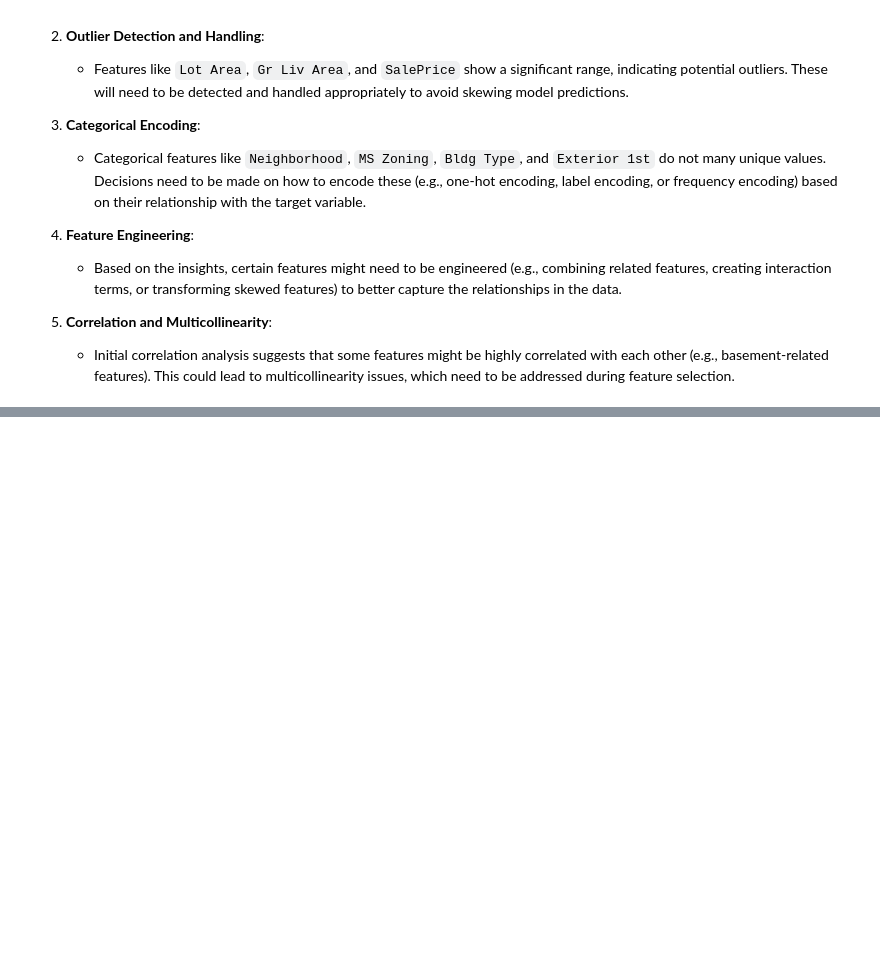
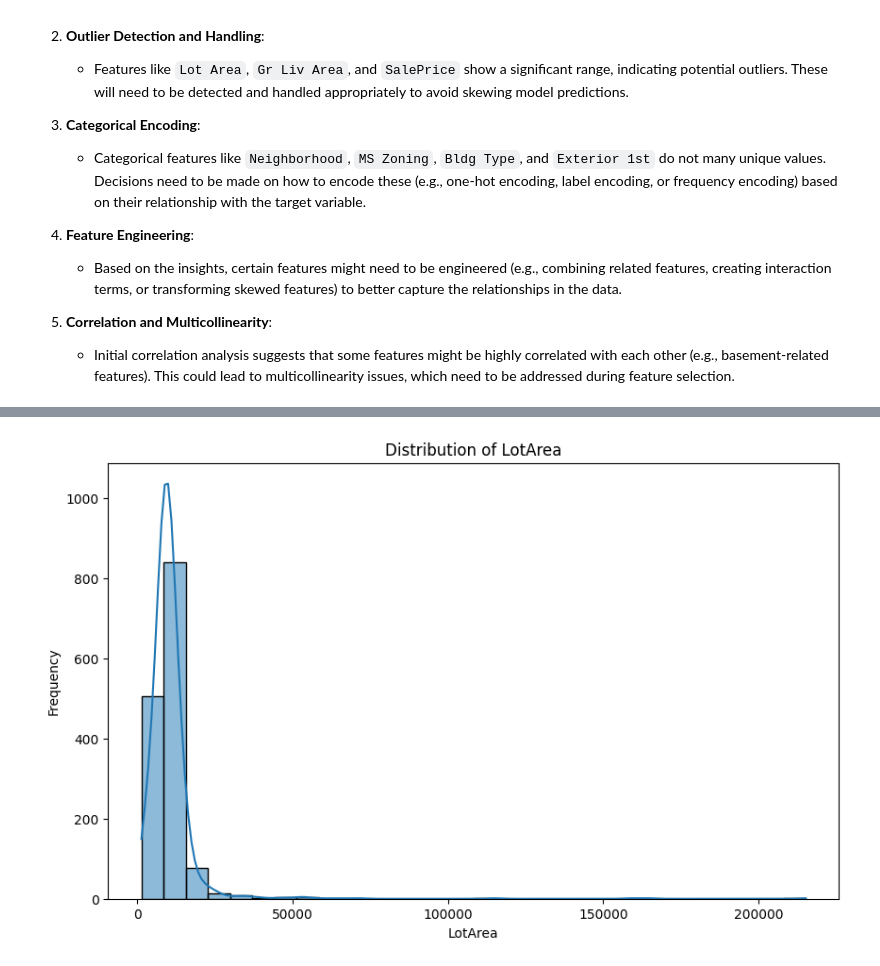
Before and after one commit to iannyFARUE/house-price-prediction, a Jupyter notebook: src/analysis/EDA.ipynb, the cells around one changed output, grey strips where cells are left out. Cells and saved outputs as stored; diff of their text form; code cells hidden in the pictures; blank space fills up the shorter version.

```diff
--- a/src/analysis/EDA.ipynb
+++ b/src/analysis/EDA.ipynb
@@ -184,0 +183,6 @@ plt.show()
+# %%
+# Analyzing a Lot Area Feature
+univariate_analyzer.set_strategy(NumericalUnivariateAnalysis())
+univariate_analyzer.execute_analysis(train_df, 'LotArea')
+# %% [output]
+[figure, added]
```
Also changed, not shown: parts of 12 cells of this notebook, 19 other files.
